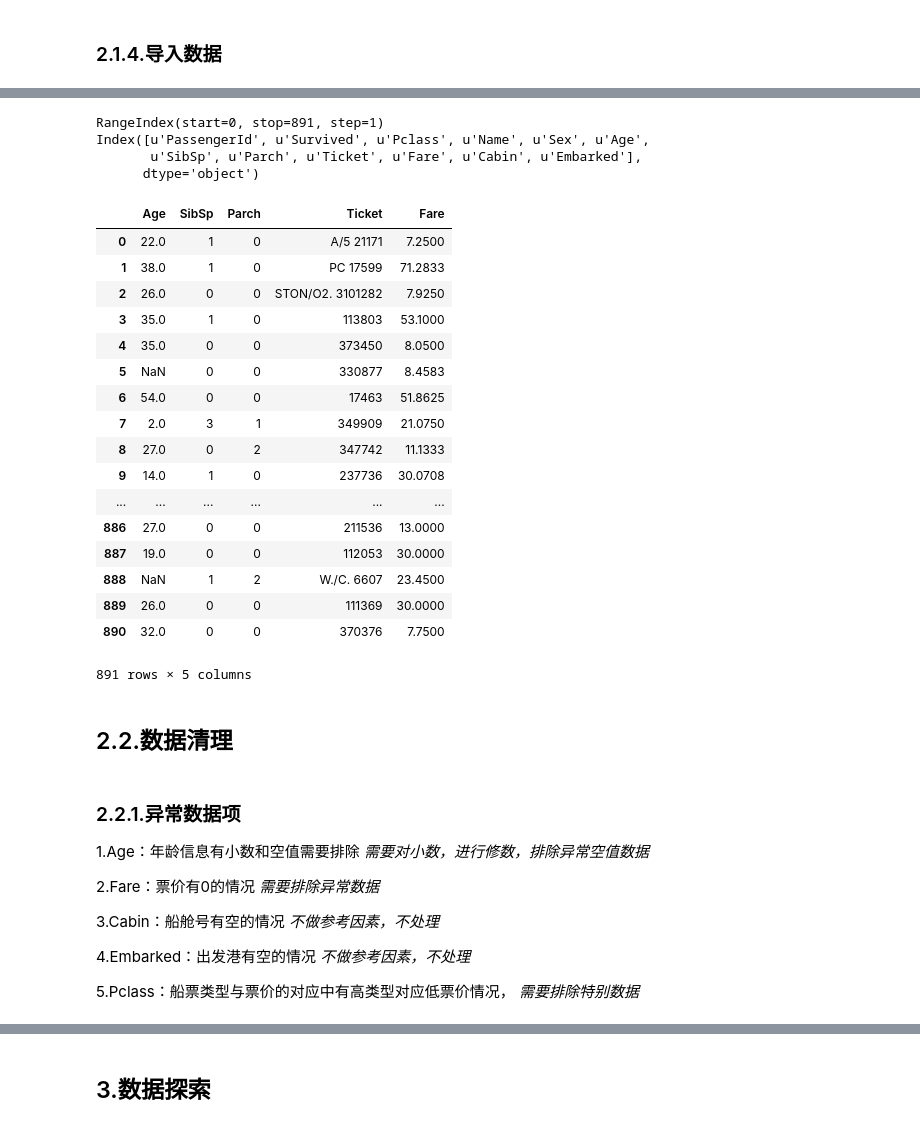
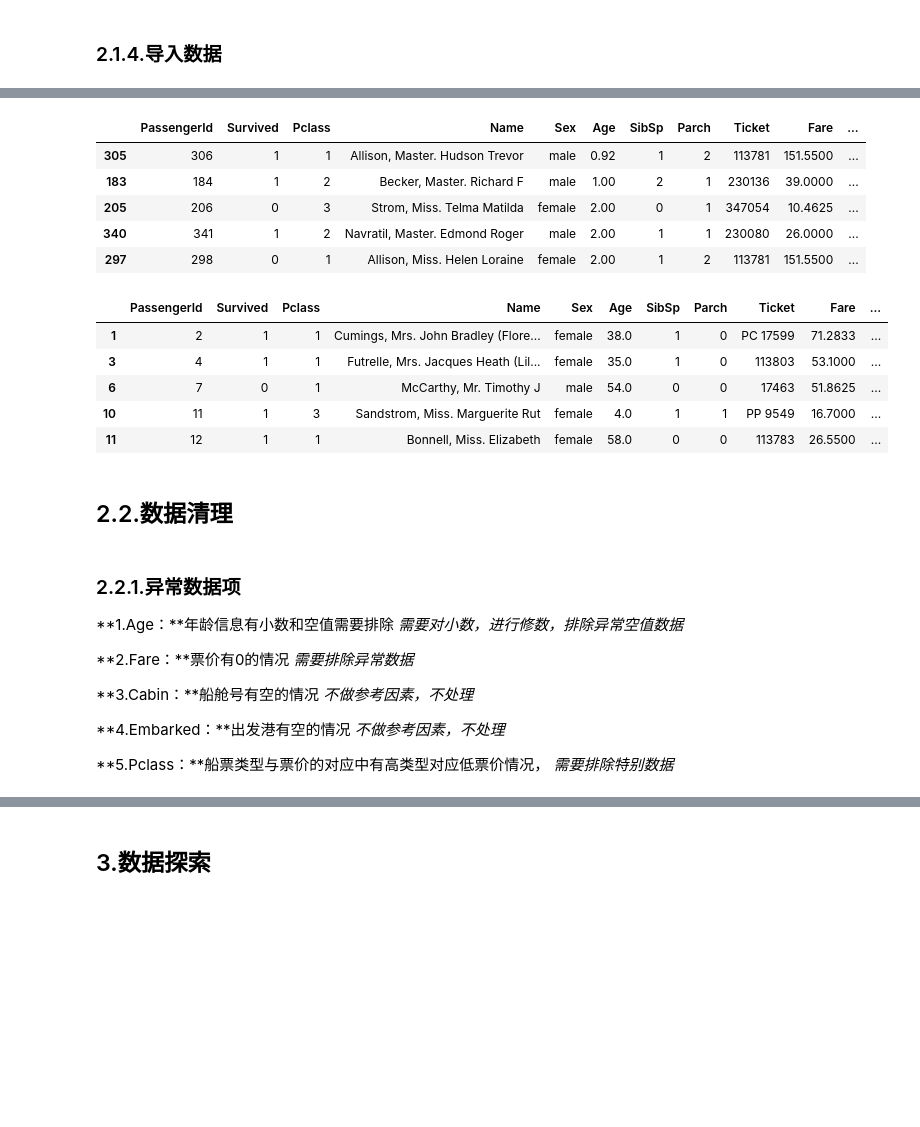
Before and after one commit to etangyushan/titanic_analyzing, a Jupyter notebook: titanic.ipynb, the cells around one changed output, grey strips where cells are left out. Drawn from its saved outputs; the diff is of its cells as text; code cells hidden in the pictures; blank space fills up the shorter version.

```diff
--- a/titanic.ipynb
+++ b/titanic.ipynb
@@ -109,55 +154,14 @@ def correlation(x, y):
 # %%
-titanic_df = load_data_csv('titanic-data.csv')
-#前5行
-# print titanic_df.head()
-titanic_df.head()
-#末尾5行
-titanic_df.tail()
-#索引
-print titanic_df.index
-#列
-print titanic_df.columns
-#底层数据
-titanic_df.values
-#统计汇总
-titanic_df.describe()
-#数据转置
-# titanic_df.T
 #按轴进行排序
 titanic_df.sort_index(axis=0, ascending=False)
 #按值进排序
-titanic_df.sort_values(by='Age', axis=0, ascending=True)
-titanic_df.sort_values(by=['Age','Fare'], axis=0, ascending=[True,True],na_position='last')
-
-#去掉缺失值
-titanic_df.dropna(axis=0)
-#第一行
-titanic_df.iloc[0]
-titanic_df.loc[0]
-#指定列
-titanic_df.loc[:, 'Age']
-titanic_df.loc[:, 'Age': "Fare"]
-titanic_df.iloc[:, 'Age': "Fare"]
+sv = titanic_df.sort_values(by='Age', axis=0, ascending=True)
+sv = titanic_df.sort_values(by=['Age','Fare'], axis=0, ascending=[True,True],na_position='last')
+sv.head()
 # %% [output]
-RangeIndex(start=0, stop=891, step=1)
-Index([u'PassengerId', u'Survived', u'Pclass', u'Name', u'Sex', u'Age',
-       u'SibSp', u'Parch', u'Ticket', u'Fare', u'Cabin', u'Embarked'],
-      dtype='object')
-|  | Age | SibSp | Parch | Ticket | Fare |
-| 0 | 22.0 | 1 | 0 | A/5 21171 | 7.2500 |
-| 1 | 38.0 | 1 | 0 | PC 17599 | 71.2833 |
-| 2 | 26.0 | 0 | 0 | STON/O2. 3101282 | 7.9250 |
-| 3 | 35.0 | 1 | 0 | 113803 | 53.1000 |
-| 4 | 35.0 | 0 | 0 | 373450 | 8.0500 |
-| 5 | NaN | 0 | 0 | 330877 | 8.4583 |
-| 6 | 54.0 | 0 | 0 | 17463 | 51.8625 |
-| 7 | 2.0 | 3 | 1 | 349909 | 21.0750 |
-| 8 | 27.0 | 0 | 2 | 347742 | 11.1333 |
-| 9 | 14.0 | 1 | 0 | 237736 | 30.0708 |
-| ... | ... | ... | ... | ... | ... |
-| 886 | 27.0 | 0 | 0 | 211536 | 13.0000 |
-| 887 | 19.0 | 0 | 0 | 112053 | 30.0000 |
-| 888 | NaN | 1 | 2 | W./C. 6607 | 23.4500 |
-| 889 | 26.0 | 0 | 0 | 111369 | 30.0000 |
-| 890 | 32.0 | 0 | 0 | 370376 | 7.7500 |
+|  | PassengerId | Survived | Pclass | Name | Sex | Age | SibSp | Parch | Ticket | Fare | ... |
+| 305 | 306 | 1 | 1 | Allison, Master. Hudson Trevor | male | 0.92 | 1 | 2 | 113781 | 151.5500 | ... |
+| 183 | 184 | 1 | 2 | Becker, Master. Richard F | male | 1.00 | 2 | 1 | 230136 | 39.0000 | ... |
+| 205 | 206 | 0 | 3 | Strom, Miss. Telma Matilda | female | 2.00 | 0 | 1 | 347054 | 10.4625 | ... |
+| 340 | 341 | 1 | 2 | Navratil, Master. Edmond Roger | male | 2.00 | 1 | 1 | 230080 | 26.0000 | ... |
+| 297 | 298 | 0 | 1 | Allison, Miss. Helen Loraine | female | 2.00 | 1 | 2 | 113781 | 151.5500 | ... |
-891 rows × 5 columns
@@ -164,19 +176,30 @@ Index([u'PassengerId', u'Survived', u'Pclass', u'Name', u'Sex', u'Age',
+# %%
+#去掉缺失值
+titanic_dfnew = titanic_df.dropna(axis=0)
+titanic_dfnew.head()
+# %% [output]
+|  | PassengerId | Survived | Pclass | Name | Sex | Age | SibSp | Parch | Ticket | Fare | ... |
+| 1 | 2 | 1 | 1 | Cumings, Mrs. John Bradley (Flore... | female | 38.0 | 1 | 0 | PC 17599 | 71.2833 | ... |
+| 3 | 4 | 1 | 1 | Futrelle, Mrs. Jacques Heath (Lil... | female | 35.0 | 1 | 0 | 113803 | 53.1000 | ... |
+| 6 | 7 | 0 | 1 | McCarthy, Mr. Timothy J | male | 54.0 | 0 | 0 | 17463 | 51.8625 | ... |
+| 10 | 11 | 1 | 3 | Sandstrom, Miss. Marguerite Rut | female | 4.0 | 1 | 1 | PP 9549 | 16.7000 | ... |
+| 11 | 12 | 1 | 1 | Bonnell, Miss. Elizabeth | female | 58.0 | 0 | 0 | 113783 | 26.5500 | ... |
 # %% [markdown]
 ## 2.2.数据清理
 # %% [markdown]
 ### 2.2.1.异常数据项
 
-1.Age：年龄信息有小数和空值需要排除
+**1.Age：**年龄信息有小数和空值需要排除
 *需要对小数，进行修数，排除异常空值数据*
 
-2.Fare：票价有0的情况
+**2.Fare：**票价有0的情况
 *需要排除异常数据*
 
-3.Cabin：船舱号有空的情况
+**3.Cabin：**船舱号有空的情况
 *不做参考因素，不处理*
 
-4.Embarked：出发港有空的情况
+**4.Embarked：**出发港有空的情况
 *不做参考因素，不处理*
 
-5.Pclass：船票类型与票价的对应中有高类型对应低票价情况，
+**5.Pclass：**船票类型与票价的对应中有高类型对应低票价情况，
 *需要排除特别数据*
```
Also changed, not shown: parts of 13 cells of this notebook.
